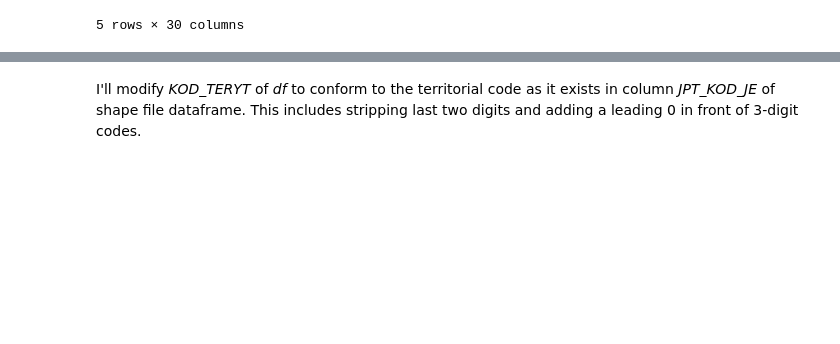
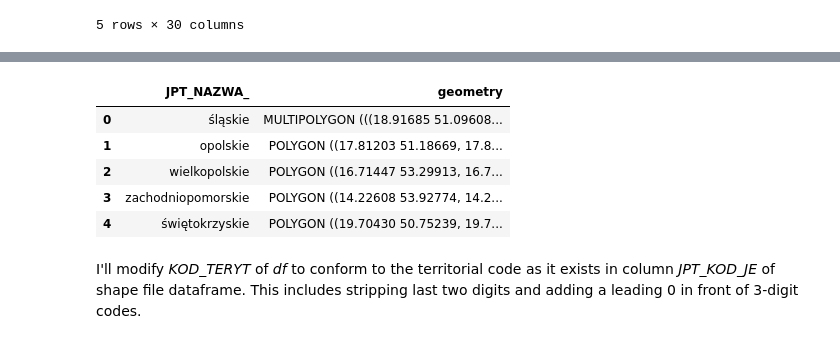
Before and after one commit to kurkowskiad/Data-visualisation, a Jupyter notebook: Parliamentary Elections Poland 2019/notebooks/parliamentary elections 2019.ipynb, the cells around one changed output, grey strips where cells are left out. Cells and saved outputs as stored; diff of their text form; code cells hidden in the pictures; blank space fills up the shorter version.

```diff
--- a/Parliamentary Elections Poland 2019/notebooks/parliamentary elections 2019.ipynb
+++ b/Parliamentary Elections Poland 2019/notebooks/parliamentary elections 2019.ipynb
@@ -70,0 +92,10 @@ powiat_df.head()
+# %%
+woj_df = woj_df[['JPT_NAZWA_','geometry']]
+woj_df.head()
+# %% [output]
+|  | JPT_NAZWA_ | geometry |
+| 0 | śląskie | MULTIPOLYGON (((18.91685 51.09608... |
+| 1 | opolskie | POLYGON ((17.81203 51.18669, 17.8... |
+| 2 | wielkopolskie | POLYGON ((16.71447 53.29913, 16.7... |
+| 3 | zachodniopomorskie | POLYGON ((14.22608 53.92774, 14.2... |
+| 4 | świętokrzyskie | POLYGON ((19.70430 50.75239, 19.7... |
```
Also changed, not shown: parts of 3 cells of this notebook, 20 other files.
